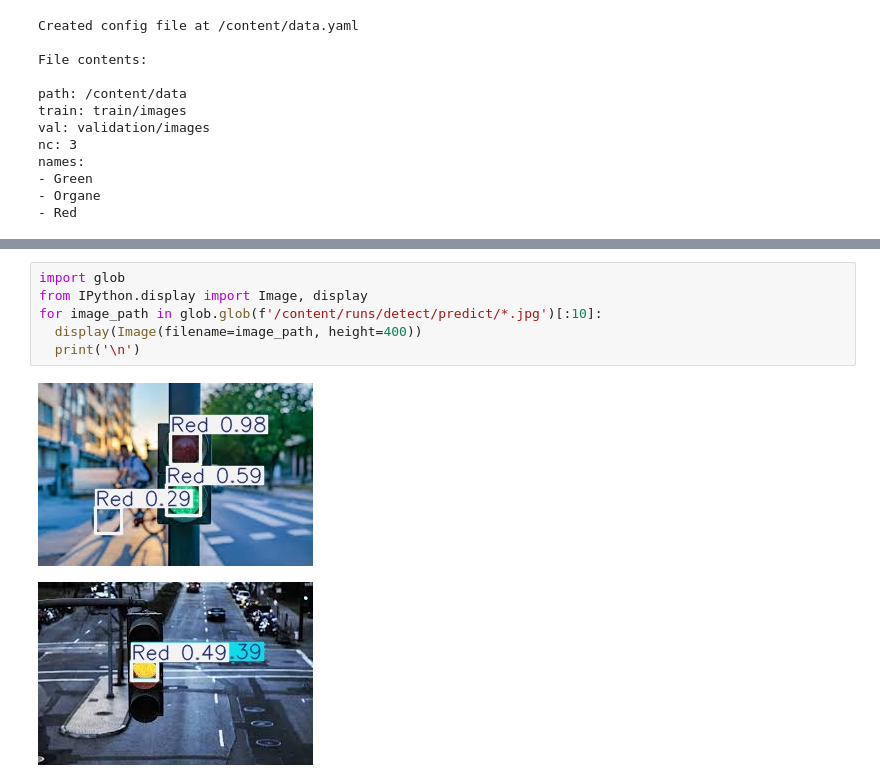
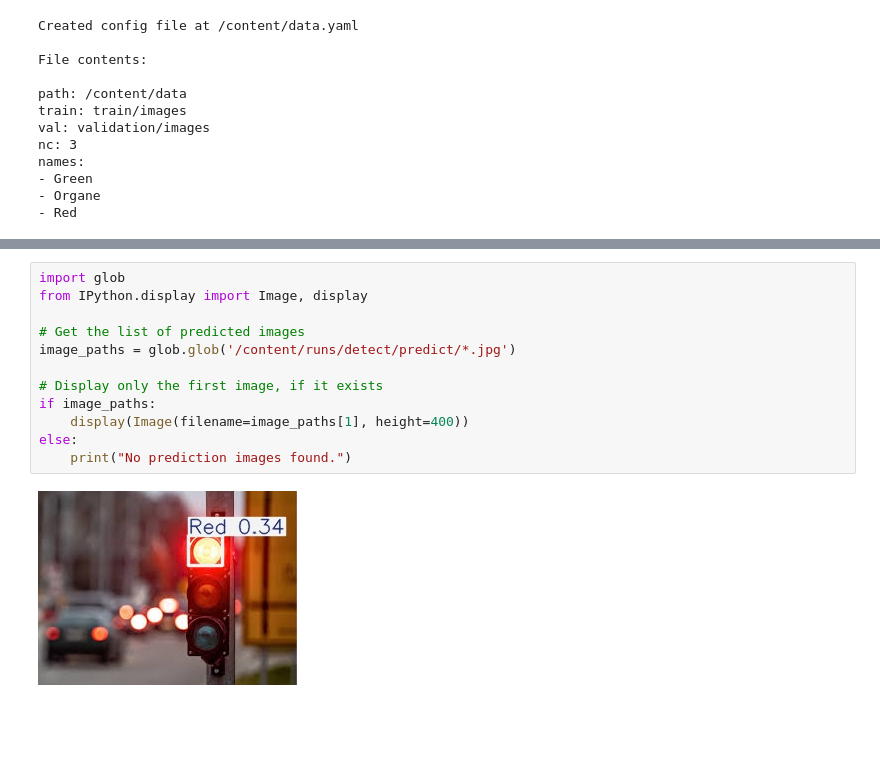
Before and after one commit to navyavellineni/Object-Detection-Project, a Jupyter notebook: yolo__Traffic_Signal.ipynb, the cells around one changed output, grey strips where cells are left out. Cells and saved outputs as stored; diff of their text form; blank space fills up the shorter version.

```diff
--- a/yolo__Traffic_Signal.ipynb
+++ b/yolo__Traffic_Signal.ipynb
@@ -161,12 +161,17 @@ Results saved to /content/runs/detect/predict
 # %%
 import glob
 from IPython.display import Image, display
-for image_path in glob.glob(f'/content/runs/detect/predict/*.jpg')[:10]:
-  display(Image(filename=image_path, height=400))
-  print('\n')
+
+# Get the list of predicted images
+image_paths = glob.glob('/content/runs/detect/predict/*.jpg')
+
+# Display only the first image, if it exists
+if image_paths:
+    display(Image(filename=image_paths[1], height=400))
+else:
+    print("No prediction images found.")
 # %% [output]
-[figure, old version]
+[figure, new version]
-[figure, removed]
 # %%
 # Create "my_model" folder to store model weights and train results
 !mkdir /content/my_model
```
Also changed, not shown: parts of 6 cells of this notebook.
